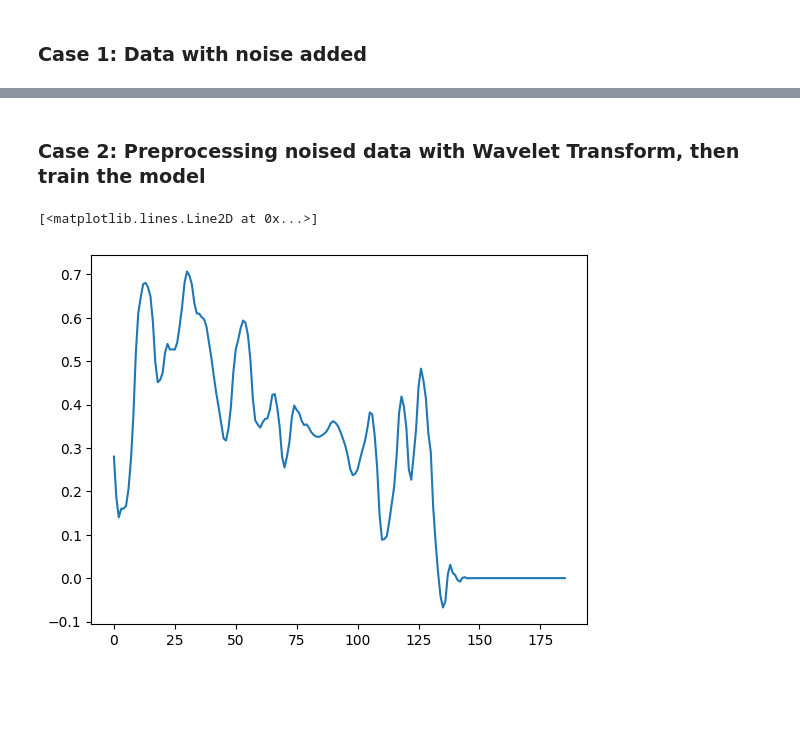
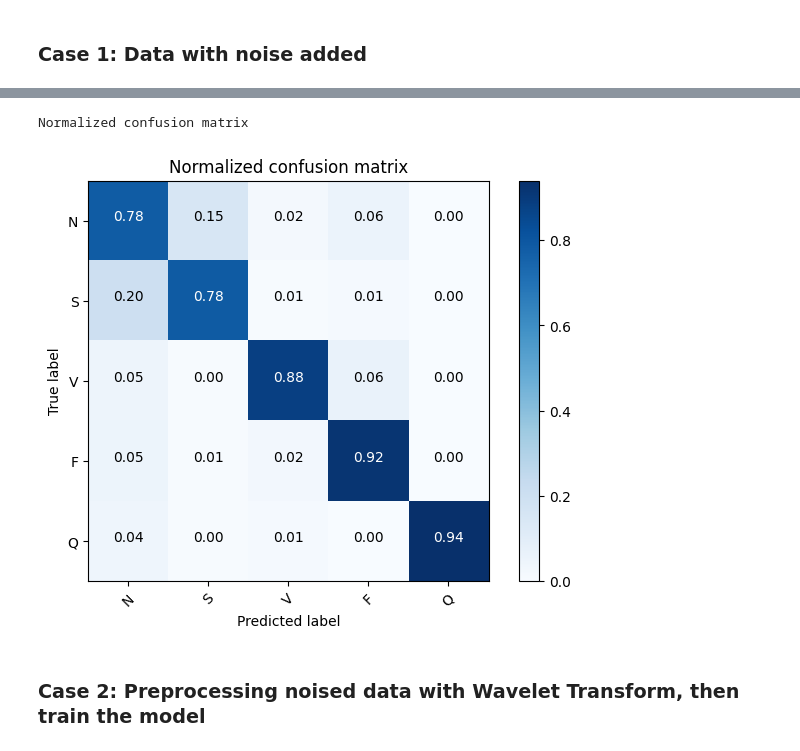
Before and after one commit to mercenarioZ/ecg-classification-prj-2, a Jupyter notebook: ecg_classification.ipynb, the cells around one changed output, grey strips where cells are left out. Cells and saved outputs as stored; diff of their text form; code cells hidden in the pictures; blank space fills up the shorter version.

```diff
--- a/ecg_classification.ipynb
+++ b/ecg_classification.ipynb
@@ -508,3 +491,9 @@ Accuracy: 93.82%
+# %%
+# Confusion matrix for model 1
+plot_and_compute_confusion_matrix(y_test, y_pred_1, classes=['N', 'S', 'V', 'F', 'Q'], normalize=True, title='Normalized confusion matrix')
+# %% [output]
+Normalized confusion matrix
+[figure, added]
 # %% [markdown]
 ### Case 2: Preprocessing noised data with Wavelet Transform, then train the model
 # %%
@@ -521,10 +510,7 @@ for i in range(len(X_train_c2)):
 X_train_pre = X_train_c2.reshape(len(X_train_c2), X_train_c2.shape[1], 1)
 # %%
 # Plot the denoised signal
-plt.plot(X_train_pre[0,:186])
+# plt.plot(X_train_pre[0,:186])
-# %% [output]
-[<matplotlib.lines.Line2D at 0x...>]
-[figure, removed]
 # %%
 # Train the model
 model_2, history_2 = network(X_train_pre, y_train, X_test, y_test)
```
Also changed, not shown: parts of 17 cells of this notebook.
